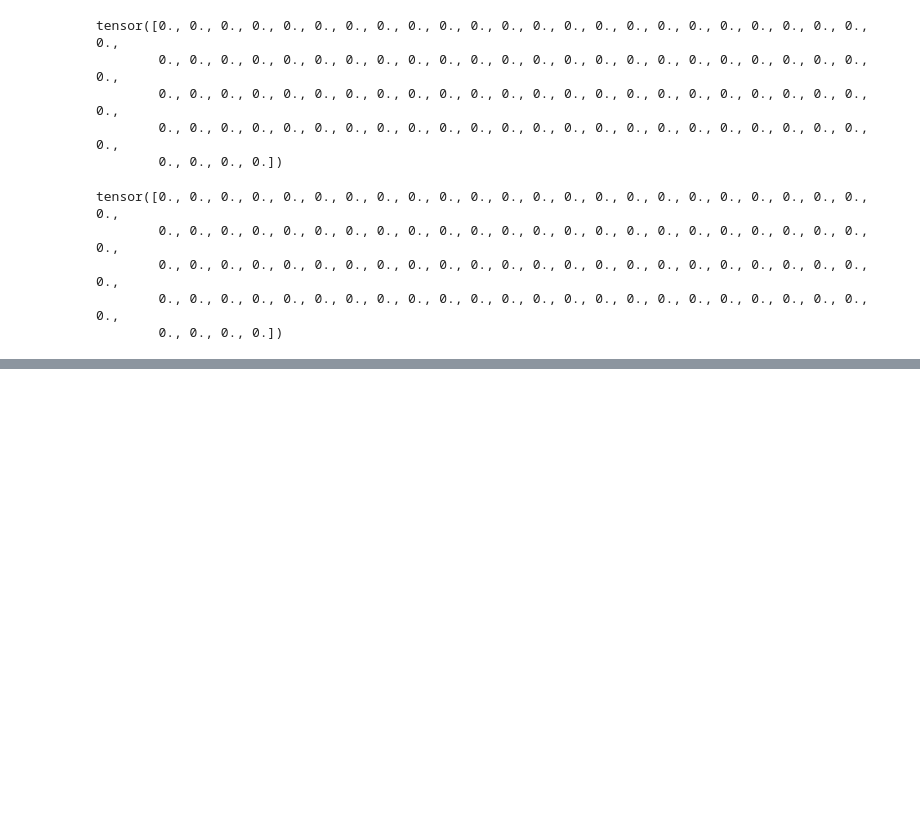
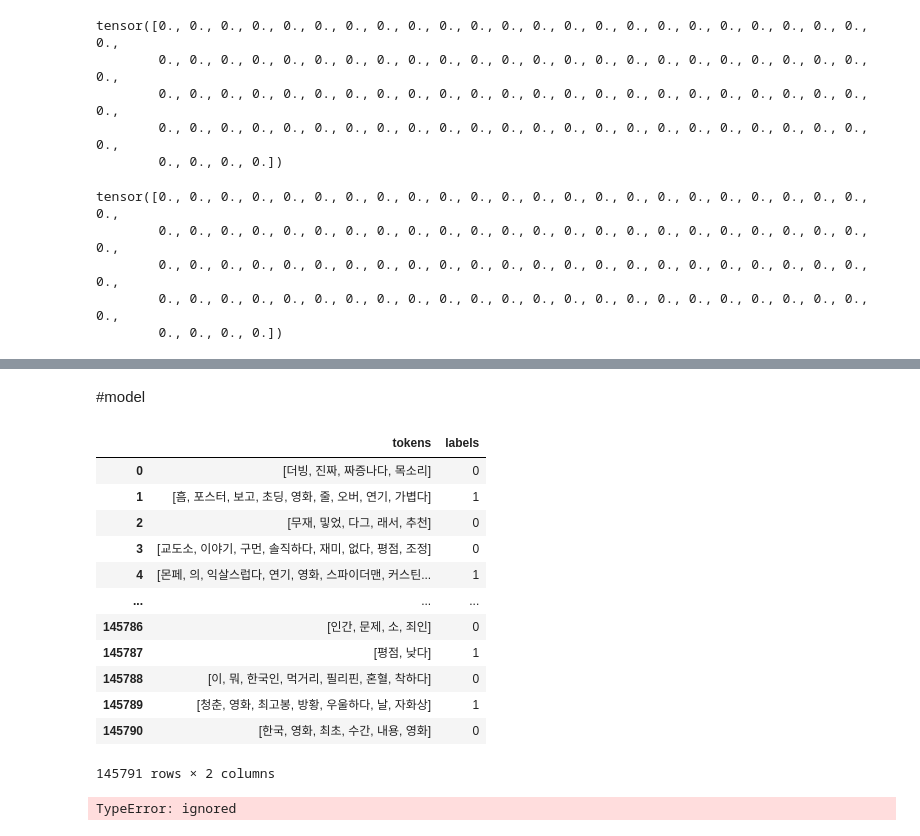
Before and after one commit to sunnyna/TIL, a Jupyter notebook: w2v_pytorch.ipynb, the cells around one changed output, grey strips where cells are left out. Cells and saved outputs as stored; diff of their text form; code cells hidden in the pictures; blank space fills up the shorter version.

```diff
--- a/w2v_pytorch.ipynb
+++ b/w2v_pytorch.ipynb
@@ -294,0 +314,2 @@ tensor([[-0.0166, -0.0484,  0.0022,  0.0091,  0.0447,  0.0599, -0.0107,  0.0648,
+# %% [markdown]
+#model
@@ -294,0 +335,6 @@ tensor([[-0.0166, -0.0484,  0.0022,  0.0091,  0.0447,  0.0599, -0.0107,  0.0648,
+# %%
+
+import pickle
+import pandas as pd
+train = pd.read_pickle('/content/drive/My Drive/ CNN_project/token_train_data.pkl')
+test = pd.read_pickle('/content/drive/My Drive/ CNN_project/token_test_data.pkl')
@@ -294,0 +345,21 @@ tensor([[-0.0166, -0.0484,  0.0022,  0.0091,  0.0447,  0.0599, -0.0107,  0.0648,
+# %%
+train
+# %% [output]
+|  | tokens | labels |
+| 0 | [더빙, 진짜, 짜증나다, 목소리] | 0 |
+| 1 | [흠, 포스터, 보고, 초딩, 영화, 줄, 오버, 연기, 가볍다] | 1 |
+| 2 | [무재, 밓었, 다그, 래서, 추천] | 0 |
+| 3 | [교도소, 이야기, 구먼, 솔직하다, 재미, 없다, 평점, 조정] | 0 |
+| 4 | [몬페, 의, 익살스럽다, 연기, 영화, 스파이더맨, 커스틴... | 1 |
+| ... | ... | ... |
+| 145786 | [인간, 문제, 소, 죄인] | 0 |
+| 145787 | [평점, 낮다] | 1 |
+| 145788 | [이, 뭐, 한국인, 먹거리, 필리핀, 혼혈, 착하다] | 0 |
+| 145789 | [청춘, 영화, 최고봉, 방황, 우울하다, 날, 자화상] | 1 |
+| 145790 | [한국, 영화, 최초, 수간, 내용, 영화] | 0 |
+145791 rows × 2 columns
+# %%
+token_train_data, train_lable = train_data['tokens'], train_data['labels']
+token_test_data, test_lable = test_data['tokens'], test_data['labels']
+# %% [output]
+TypeError: ignored
```
Also changed, not shown: parts of 21 cells of this notebook.
